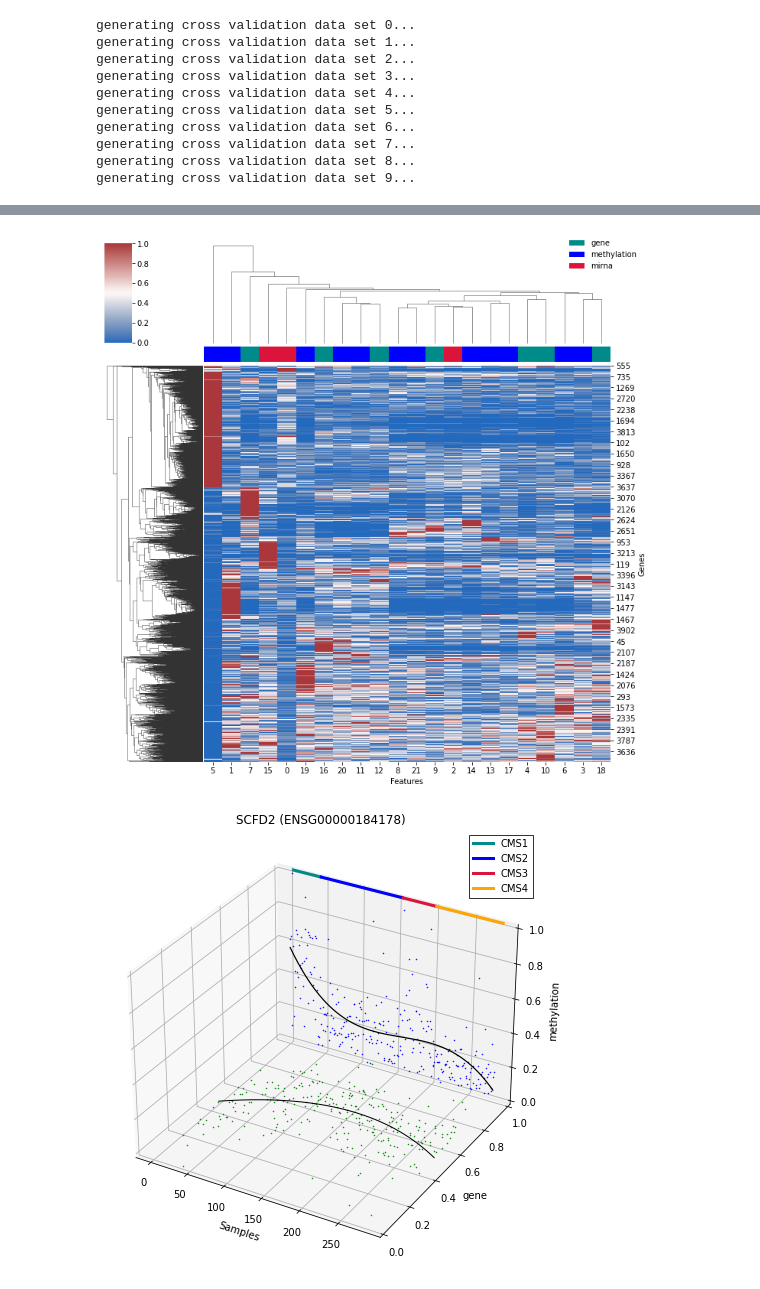
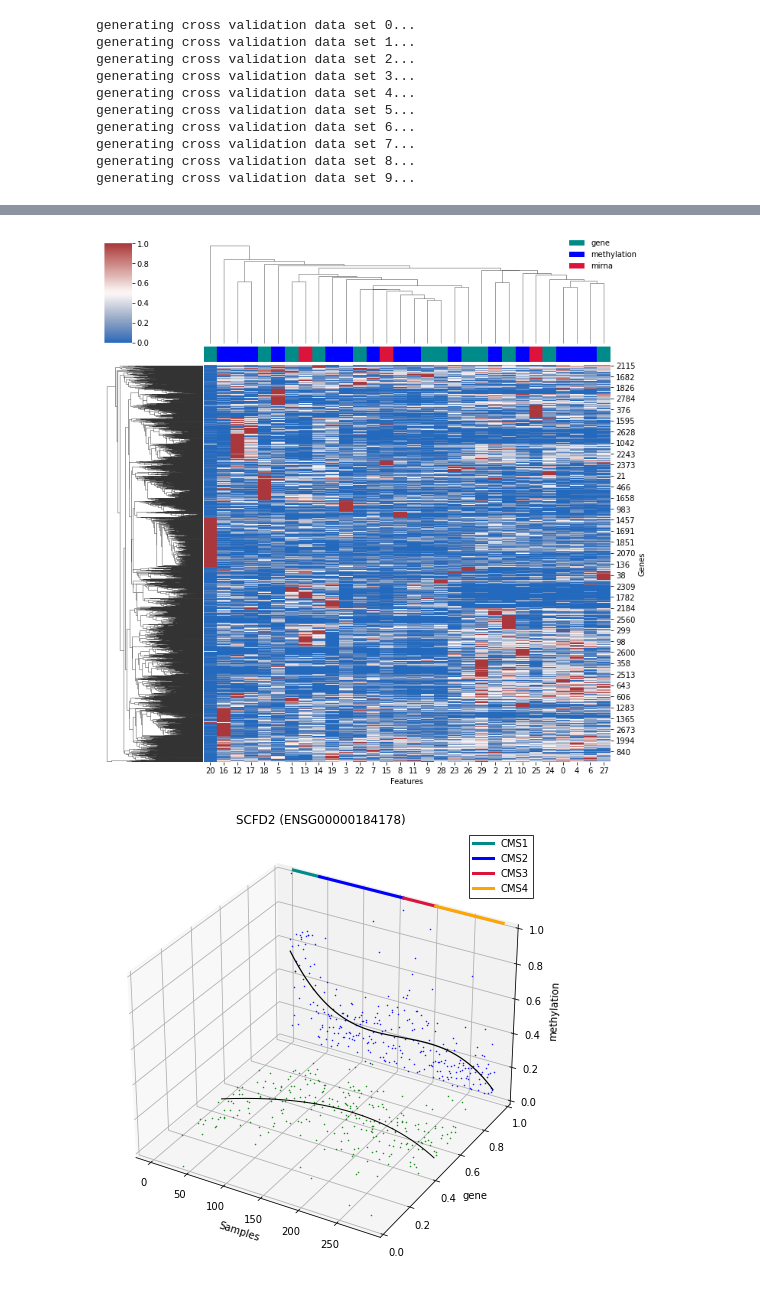
Before and after one commit to inukj/MONTI, a Jupyter notebook: monti_tutorial_coad.ipynb, the cells around one changed output, grey strips where cells are left out. Cells and saved outputs as stored; diff of their text form; code cells hidden in the pictures.

```diff
--- a/monti_tutorial_coad.ipynb
+++ b/monti_tutorial_coad.ipynb
@@ -208,9 +208,9 @@ generating cross validation data set 8...
 generating cross validation data set 9...
 # %%
 # set parameters
-rank=80		# number of ranks (or features) to decompose the tensor
-maxiter=50	# number of maximum iterations while decomposing the tensor (higher the better)
-tol_val=10e-6	# the tolerance value when decomposition does not change under @tol_val (smaller the better)
+rank=100		# number of ranks (or features) to decompose the tensor
+maxiter=100	# number of maximum iterations while decomposing the tensor (higher the better)
+tol_val=10e-8	# the tolerance value when decomposition does not change under @tol_val (smaller the better)
 alpha=0.01  # the penalty value for feature selection (L1 regression). Higher value penalizes features more, causing less number of features to be selected
 
 # perform n cross validation
@@ -251,7 +251,7 @@ Selected genes: 4829
 ---------------
 # %%
 # let's observe the results of cross validation data set #0 (cv0)
-cvidx=9
+cvidx=4
 print(cv_data[cvidx].predres)
 # %% [output]
               precision    recall  f1-score   support
@@ -356,9 +356,9 @@ p.show()
 p=montiutils.plot_gene_hmap(G, O, cv_data[cvidx].feature_samples, cv_data[cvidx].feature_genes, cv_data[cvidx].sample_info)
 p.show()
 # %% [output]
-[figure, old version]
+[figure, new version]
 # %%
-gidx=feature_genes[9]
+gidx=feature_genes[14]
 montiutils.plot_gene(modata, cv_data[cvidx], gidx, cv_data[cvidx].sample_info)
 # %% [output]
-[figure, old version]
+[figure, new version]
```
Also changed, not shown: parts of 9 cells of this notebook.
